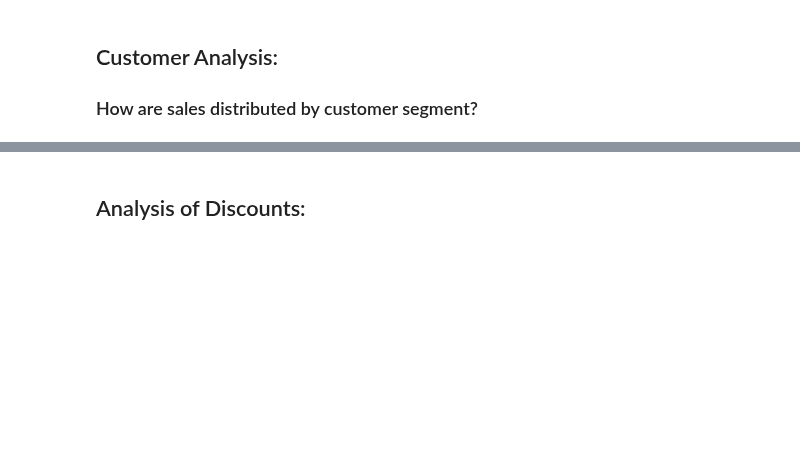
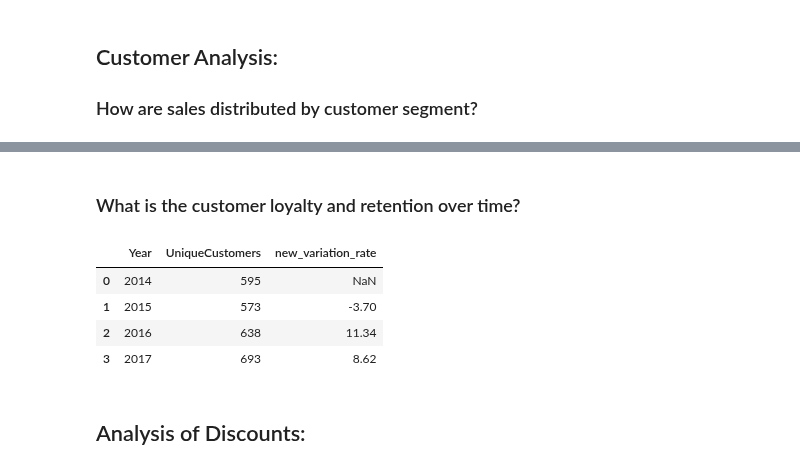
Before and after one commit to Ileeko/E-Commerce_SuperStore, a Jupyter notebook: SuperStore_EDA.ipynb, the cells around one changed output, grey strips where cells are left out. Drawn from its saved outputs; the diff is of its cells as text; code cells hidden in the pictures; blank space fills up the shorter version.

```diff
--- a/SuperStore_EDA.ipynb
+++ b/SuperStore_EDA.ipynb
@@ -523,3 +526,34 @@ display(df)
+# %% [markdown]
+### What is the customer loyalty and retention over time?
+# %%
+unique_customer_year = '''
+                                SELECT
+                                    STRFTIME('%Y', OrderDate)'Year',
+                                    COUNT(DISTINCT CustomerId)'UniqueCustomers'
+                                FROM Orders_details AS od
+                                JOIN Orders AS o
+                                ON od.OrderId = o.OrderId
+                                GROUP BY Year;
+                            '''
+
+df = sql_to_dataframe(unique_customer_year)
+
+df['new_variation_rate'] = round((df['UniqueCustomers'].pct_change()) * 100, 2)
+
+display(df)
+
+fig = px.bar(df, x='Year', y='UniqueCustomers', text='new_variation_rate',
+             title='New Customer growth from 2014 to 2017')
+
+# Add percentage to the hover text
+fig.update_traces(texttemplate='%{text}%')
+fig.show()
+# %% [output]
+|  | Year | UniqueCustomers | new_variation_rate |
+| 0 | 2014 | 595 | NaN |
+| 1 | 2015 | 573 | -3.70 |
+| 2 | 2016 | 638 | 11.34 |
+| 3 | 2017 | 693 | 8.62 |
 # %% [markdown]
 ## Analysis of Discounts:
 # %% [markdown]
```
Also changed, not shown: parts of 2 cells of this notebook, 1 other file.
